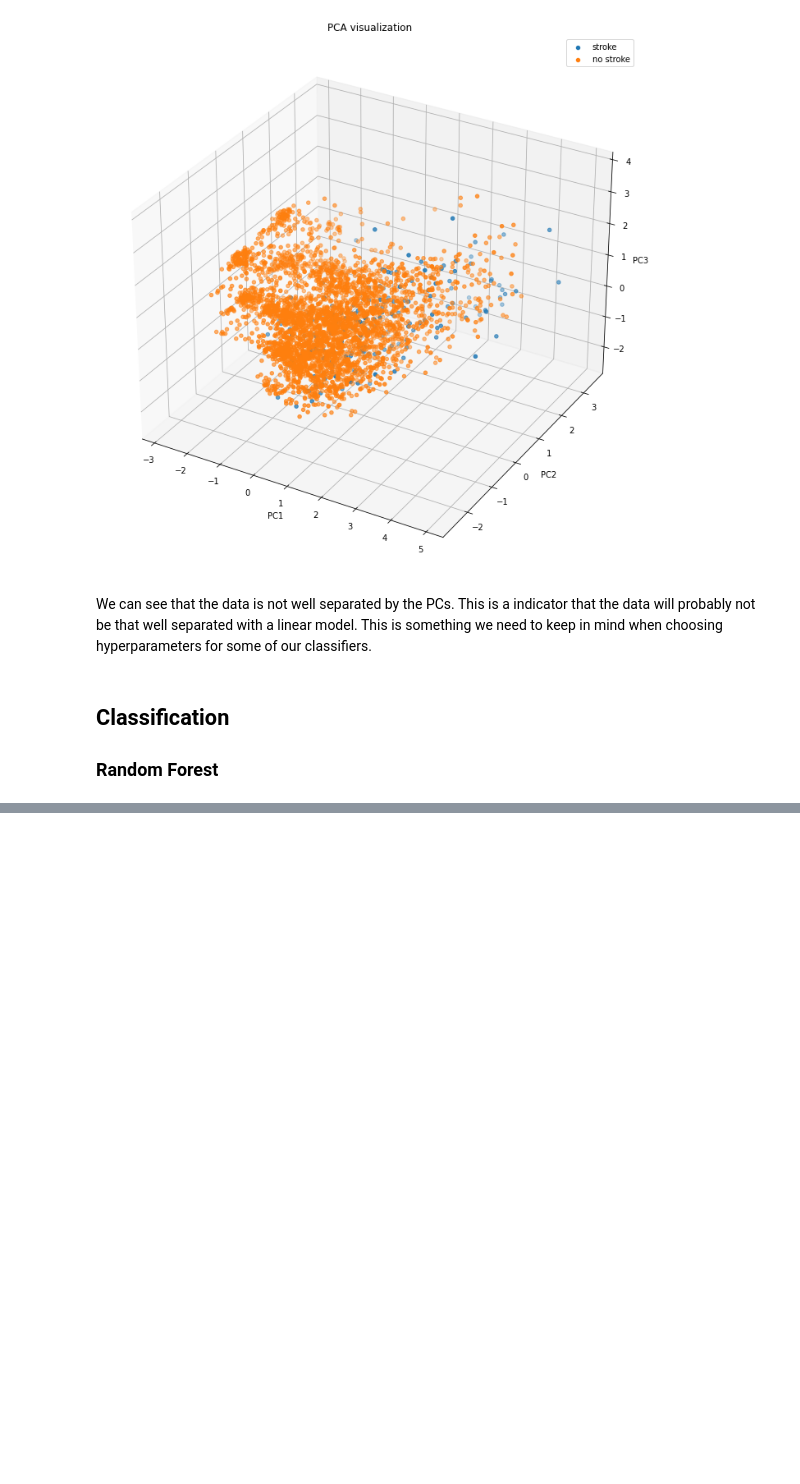
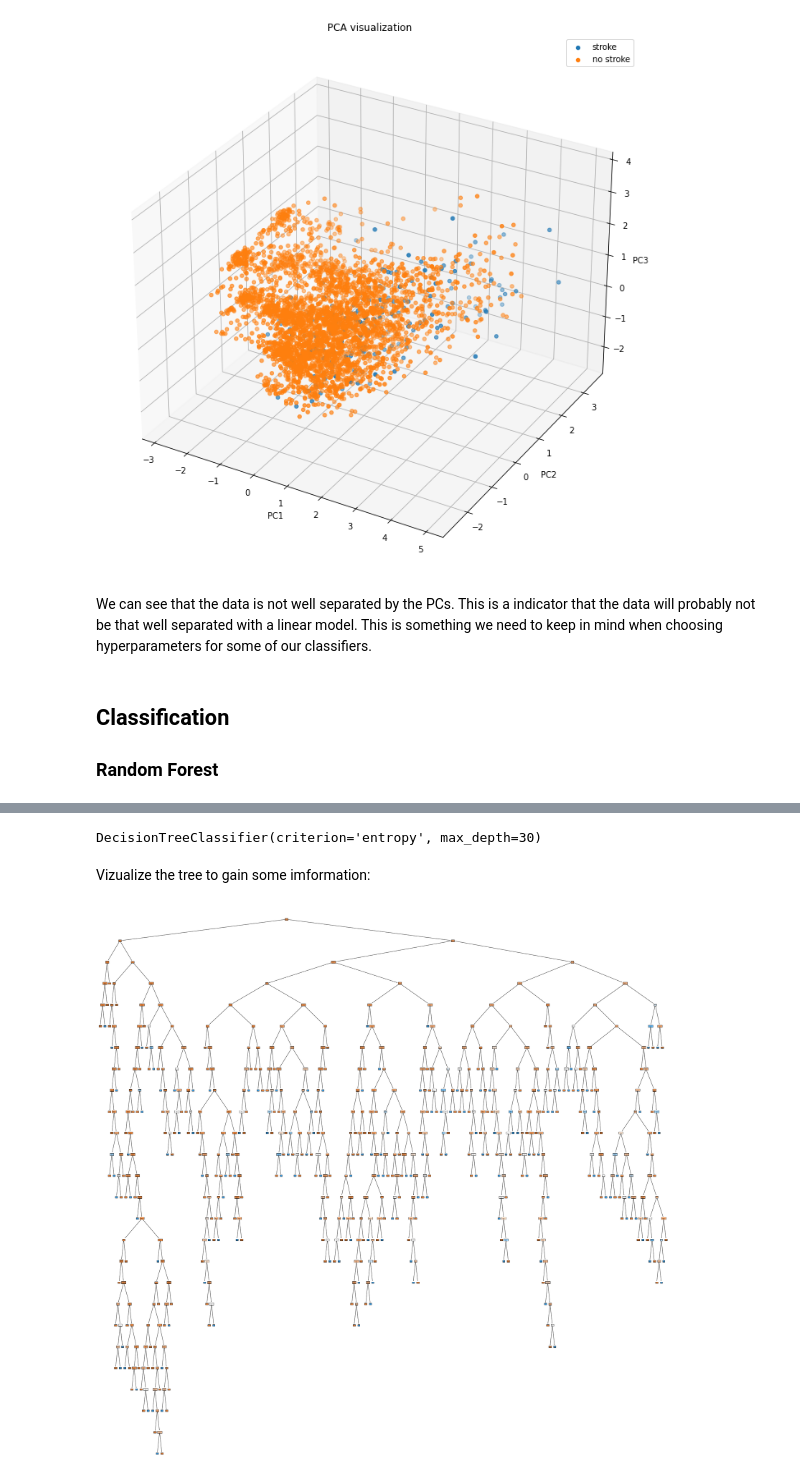
Before and after one commit to gabrysera/DataMining, a Jupyter notebook: DataMining_Marco_Gabriele.ipynb, the cells around one changed output, grey strips where cells are left out. Drawn from its saved outputs; the diff is of its cells as text; code cells hidden in the pictures; blank space fills up the shorter version.

```diff
--- a/DataMining_Marco_Gabriele.ipynb
+++ b/DataMining_Marco_Gabriele.ipynb
@@ -99,7 +99,10 @@ health_numerical = df_health.replace(
 ).values
 # %%
 y = df_health['stroke'].values
-X = health_numerical[:, :-1]
+columns = df_health.columns[:-1]
+target = df_health.columns[-1]
+X_n = health_numerical[:, :-1]
+X_v = df_health.values[:, :-1]
 # %% [markdown]
 ## Data Vizualisation
 # %%
@@ -164,3 +209,16 @@ for h1, h2 in product(min_splits, max_depth):
 # %%
-rf = RandomForestClassifier(criterion='entropy', max_depth=55, min_samples_split=100,
-                       n_estimators=27, random_state=0)
+clf = DecisionTreeClassifier(criterion='entropy', max_depth=30, min_samples_split=2)
+clf.fit(X_n, y)
+# %% [output]
+DecisionTreeClassifier(criterion='entropy', max_depth=30)
+# %% [markdown]
+Vizualize the tree to gain some imformation:
+# %%
+fig = plt.figure(figsize=(40,40))
+_ = plot_tree(clf,
+             feature_names=columns,
+             class_names=['no stroke', 'stroke'],
+             filled=True)
+plt.show()
+# %% [output]
+[figure, added]
```
Also changed, not shown: parts of 3 cells of this notebook.
